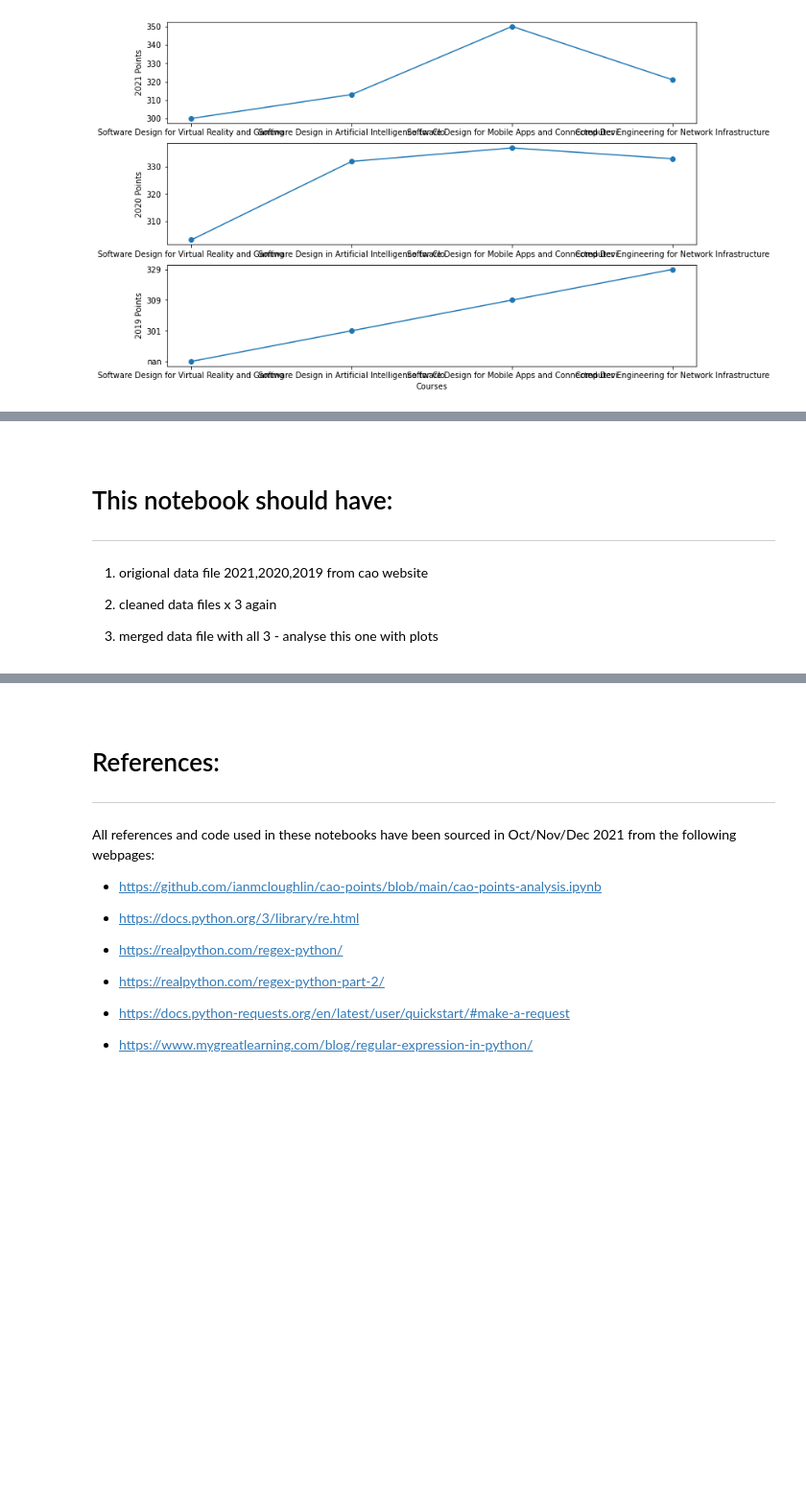
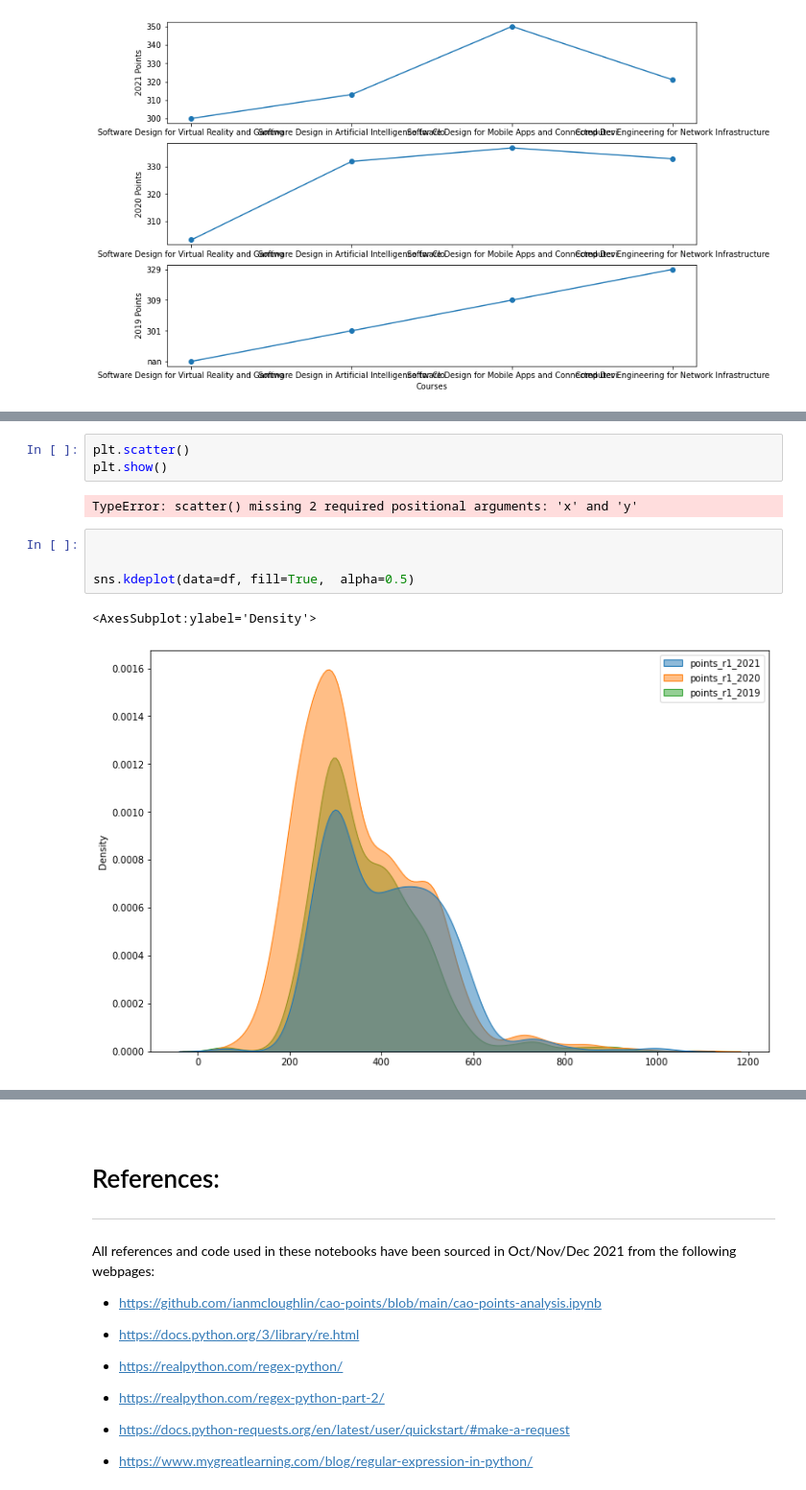
Before and after one commit to SarahMcN25/fundamentals, a Jupyter notebook: cao.ipynb, the cells around one changed output, grey strips where cells are left out. Shown at 96% size. Saved outputs shown, nothing was run; the diff lists cells and outputs as text; blank space fills up the shorter version.

```diff
--- a/cao.ipynb
+++ b/cao.ipynb
@@ -1153,14 +1131,12 @@ allcourses.describe()
-# %% [markdown]
-<br>
-
-
-# This notebook should have:
- ***
-
- 1. origional data file 2021,2020,2019 from cao website
-
-
-2. cleaned data files x 3 again
-
-
-3. merged data file with all 3 - analyse this one with plots
+# %%
+plt.scatter()
+plt.show()
+# %% [output]
+TypeError: scatter() missing 2 required positional arguments: 'x' and 'y'
+# %%
+
+
+sns.kdeplot(data=df, fill=True,  alpha=0.5)
+# %% [output]
+<AxesSubplot:ylabel='Density'>
+[figure, added]
```
Also changed, not shown: parts of 18 cells of this notebook, 25 other files.
